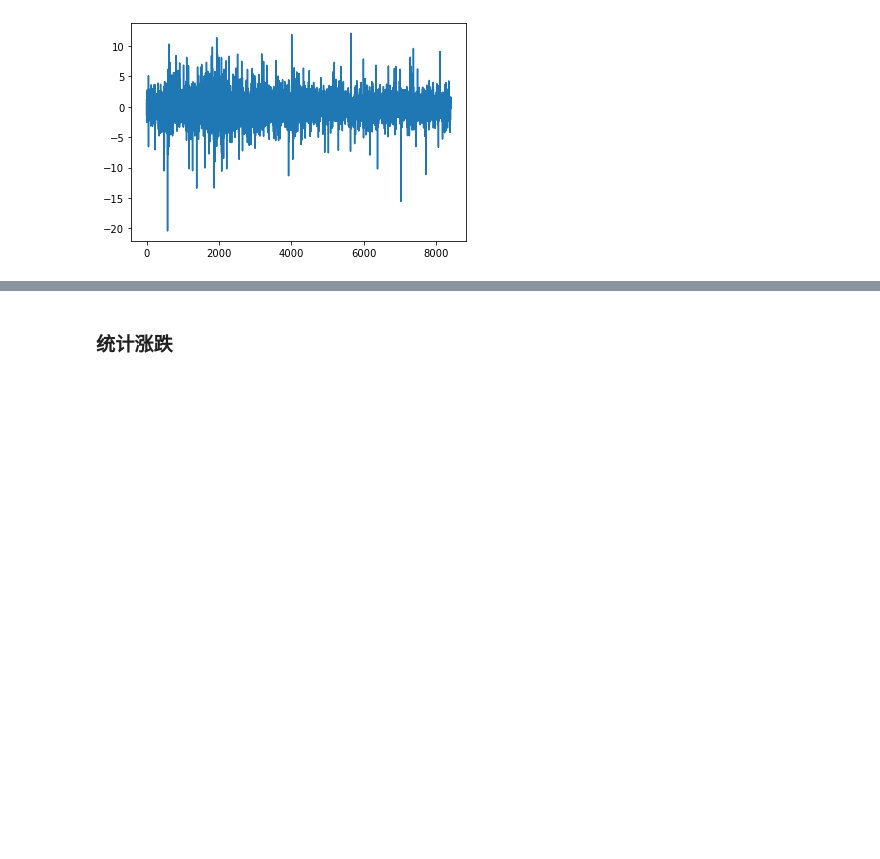
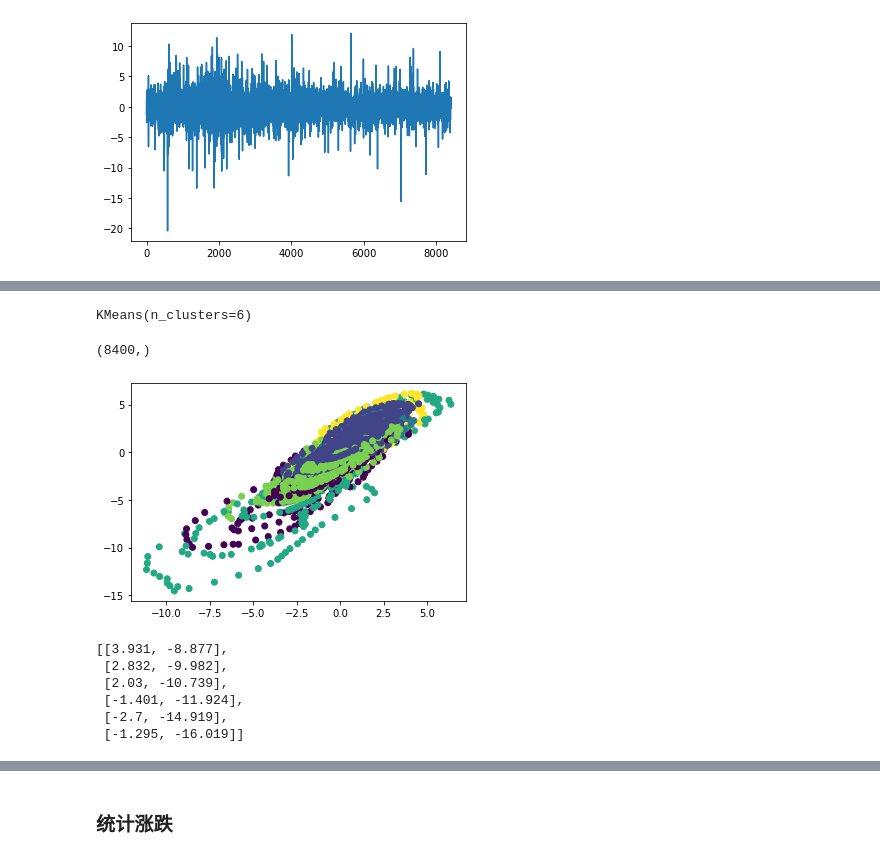
Before and after one commit to nuswgg/quants_qa, a Jupyter notebook: python/Py Quant Trading Practise/测试RB.ipynb, the cells around one changed output, grey strips where cells are left out. Drawn from its saved outputs; the diff is of its cells as text; code cells hidden in the pictures; blank space fills up the shorter version.

```diff
--- a/python/Py Quant Trading Practise/测试RB.ipynb
+++ b/python/Py Quant Trading Practise/测试RB.ipynb
@@ -1332,0 +1738,10 @@ rr.shape[0]
+# %%
+data=df_ma.values
+# %%
+n_clusters = 6
+# %%
+# kmeans = KMeans(n_clusters=n_clusters, random_state=42)
+kmeans = KMeans(n_clusters=n_clusters)
+kmeans.fit(data)
+# %% [output]
+KMeans(n_clusters=6)
@@ -1332,0 +1750,23 @@ rr.shape[0]
+# %%
+labels = kmeans.labels_
+# %%
+labels.shape
+# %% [output]
+(8400,)
+# %%
+import matplotlib.pyplot as plt
+
+plt.scatter(data[:, 0], data[:, 1], c=labels)
+plt.show()
+# %% [output]
+[figure, added]
+# %%
+r=0
+[[data[labels==r][:,i].max(),data[labels==r][:,i].min()] for i in list(range(data.shape[1]))]
+# %% [output]
+[[3.931, -8.877],
+ [2.832, -9.982],
+ [2.03, -10.739],
+ [-1.401, -11.924],
+ [-2.7, -14.919],
+ [-1.295, -16.019]]
```
Also changed, not shown: parts of 46 cells of this notebook, 1 other file.
